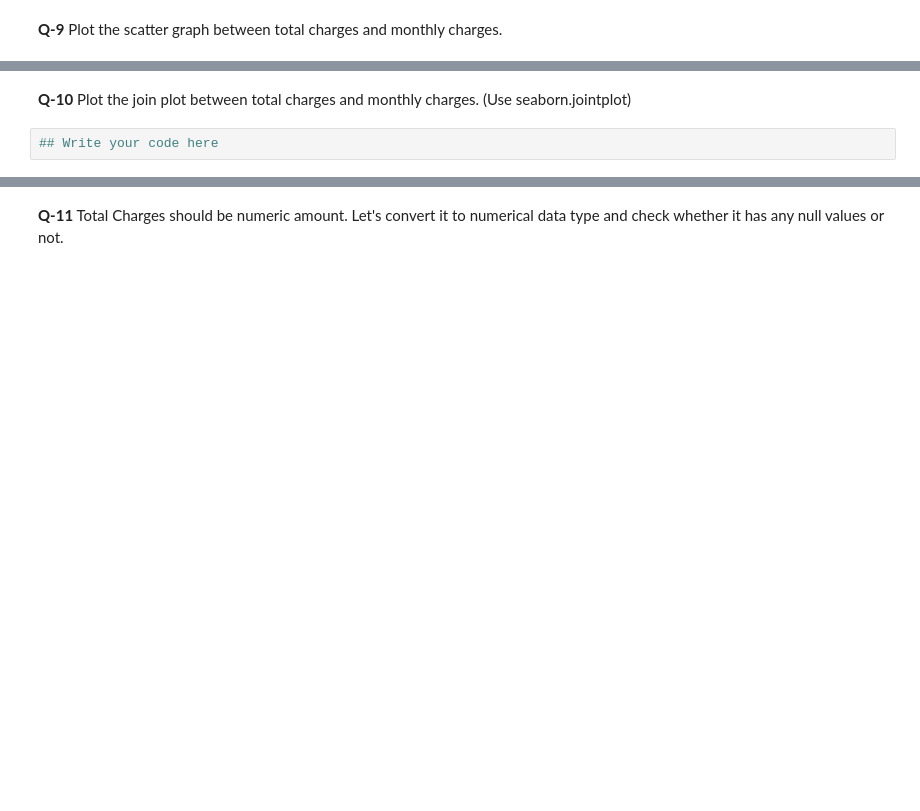
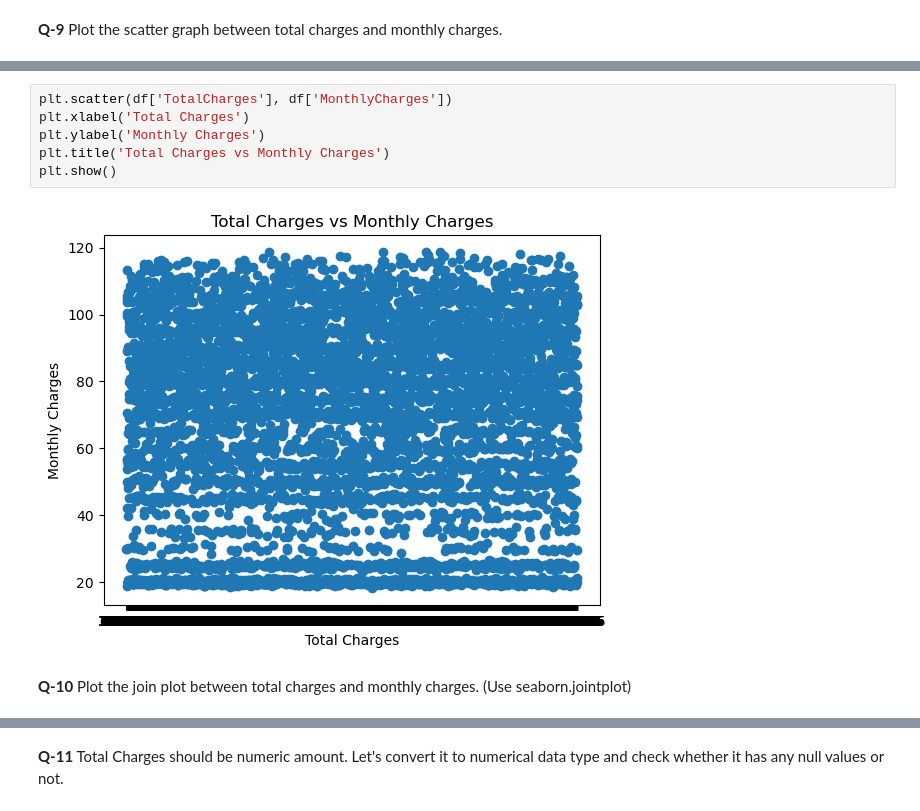
Before and after one commit to Csandal17/AgenAI-Python-Assignment, a Jupyter notebook: Questions/5_Exercise_Matplotlib_Seaborn.ipynb, the cells around one changed output, grey strips where cells are left out. Saved outputs shown, nothing was run; the diff lists cells and outputs as text; blank space fills up the shorter version.

```diff
--- a/Questions/5_Exercise_Matplotlib_Seaborn.ipynb
+++ b/Questions/5_Exercise_Matplotlib_Seaborn.ipynb
@@ -81,4 +89,10 @@ plt.show()
+# %%
+plt.scatter(df['TotalCharges'], df['MonthlyCharges'])
+plt.xlabel('Total Charges')
+plt.ylabel('Monthly Charges')
+plt.title('Total Charges vs Monthly Charges')
+plt.show()
+# %% [output]
+[figure, added]
 # %% [markdown]
 **Q-10** Plot the join plot between total charges and monthly charges. (Use seaborn.jointplot)
-# %%
-## Write your code here
```
Also changed, not shown: parts of 12 cells of this notebook.
